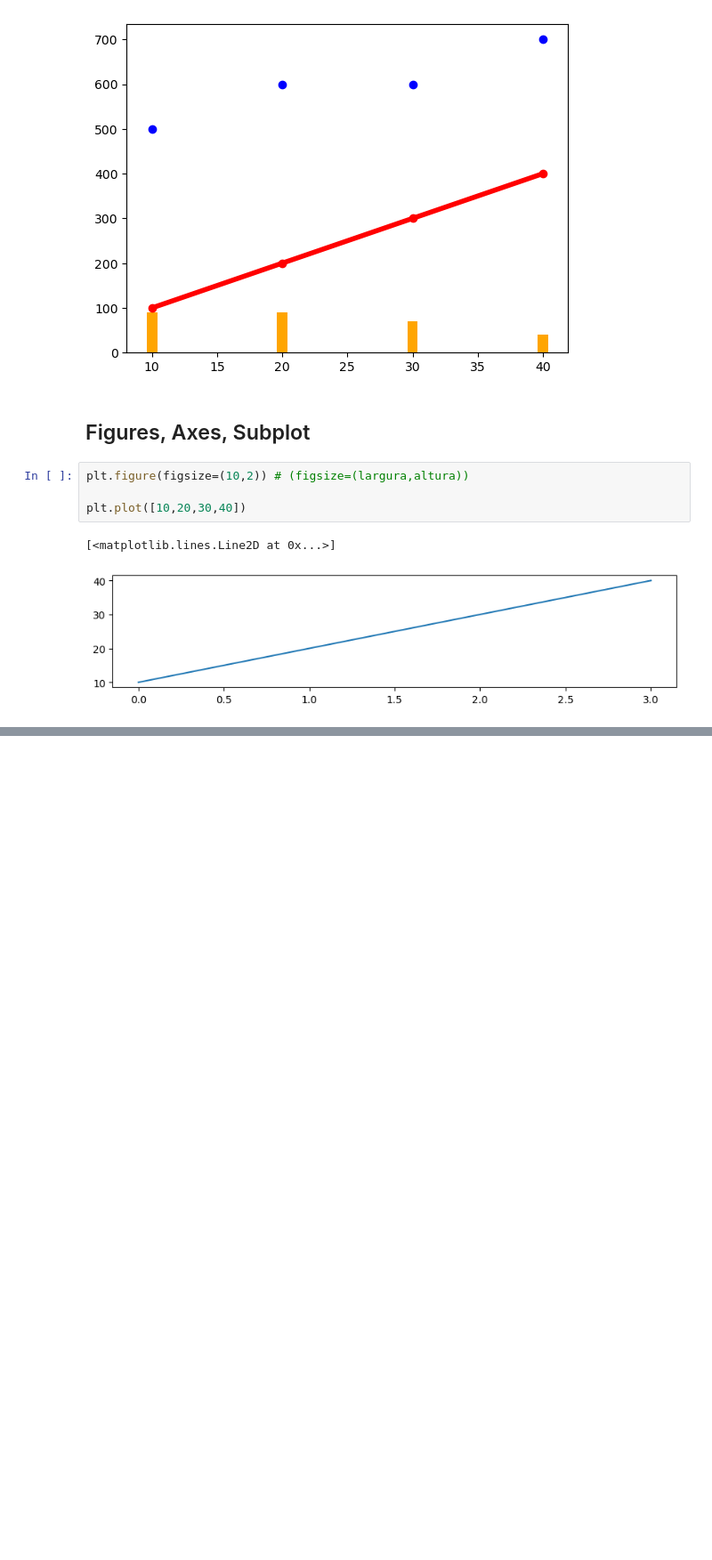
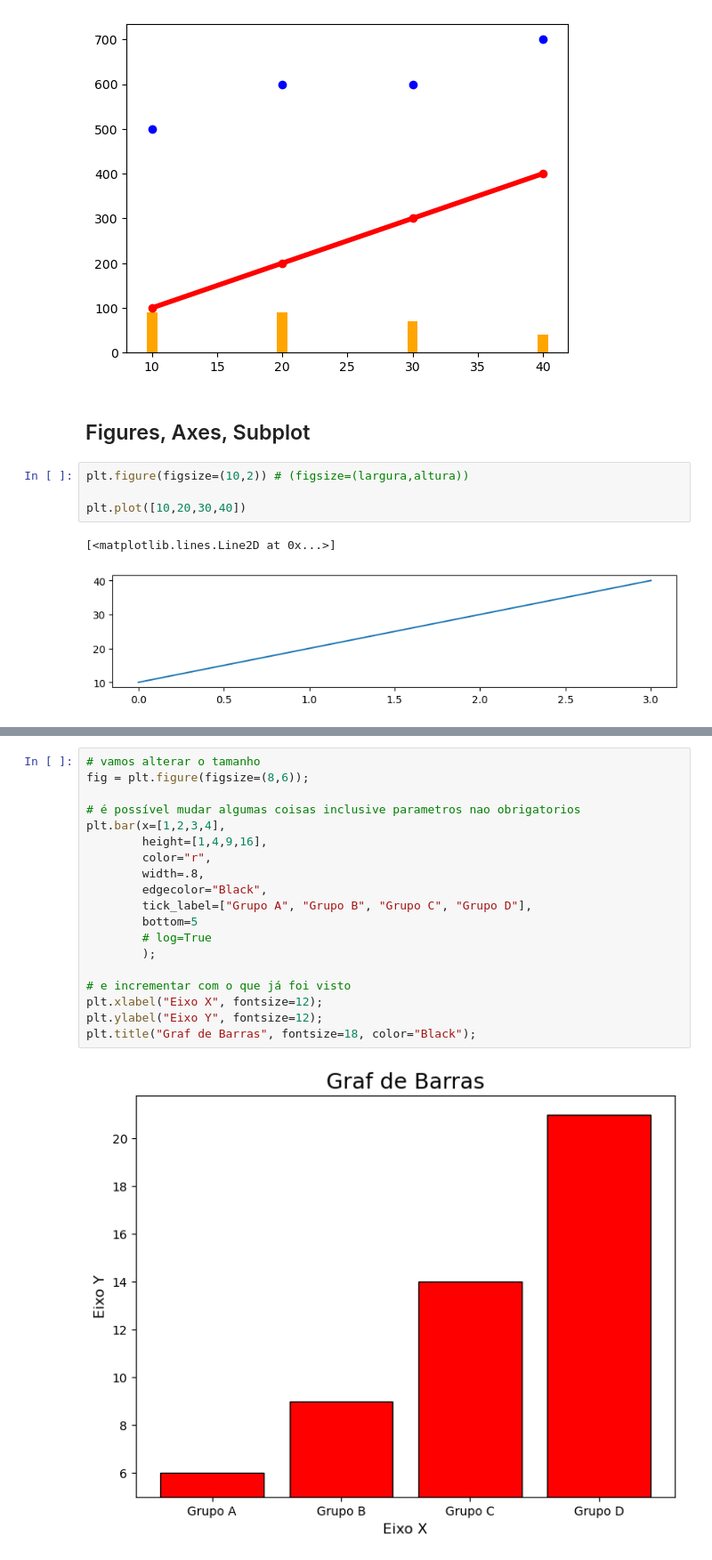
Before and after one commit to rafaelnogueira98/analise_exploratoria, a Jupyter notebook: analise_exploratoria.ipynb, the cells around one changed output, grey strips where cells are left out. Shown at 89% size. Drawn from its saved outputs; the diff is of its cells as text; blank space fills up the shorter version.

```diff
--- a/analise_exploratoria.ipynb
+++ b/analise_exploratoria.ipynb
@@ -81,0 +103,21 @@ plt.hist(x, bins=50, facecolor="green", alpha=0.8);
+# %%
+# vamos alterar o tamanho
+fig = plt.figure(figsize=(8,6));
+
+# é possível mudar algumas coisas inclusive parametros nao obrigatorios
+plt.bar(x=[1,2,3,4],
+        height=[1,4,9,16],
+        color="r",
+        width=.8,
+        edgecolor="Black",
+        tick_label=["Grupo A", "Grupo B", "Grupo C", "Grupo D"],
+        bottom=5
+        # log=True
+        );
+
+# e incrementar com o que já foi visto
+plt.xlabel("Eixo X", fontsize=12);
+plt.ylabel("Eixo Y", fontsize=12);
+plt.title("Graf de Barras", fontsize=18, color="Black");
+# %% [output]
+[figure, added]
```
Also changed, not shown: parts of 13 cells of this notebook, 2 other files.
